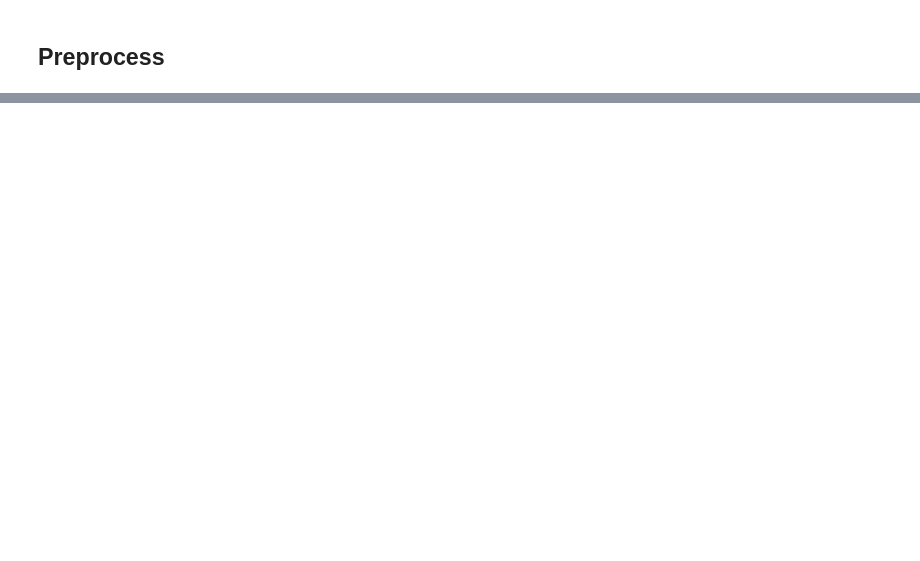
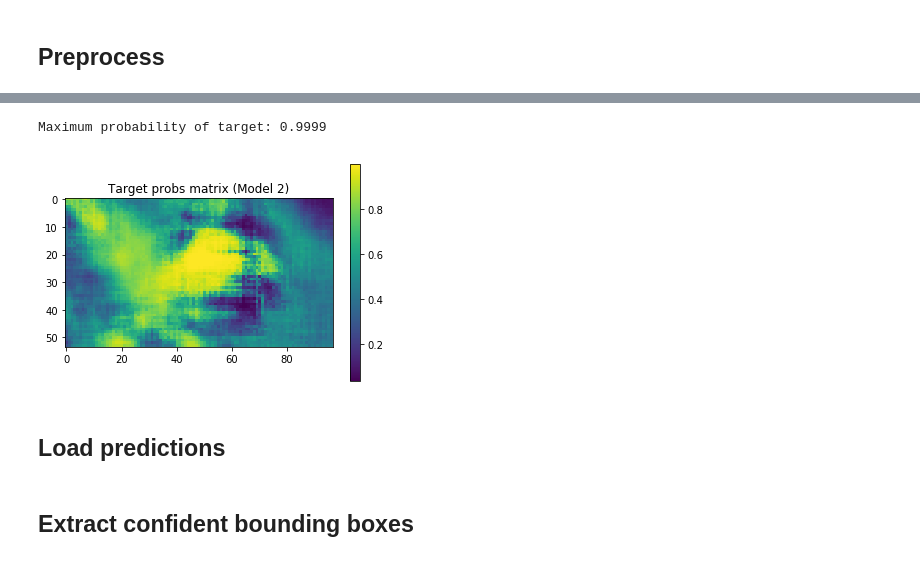
Before and after one commit to basharbme/object_detection, a Jupyter notebook: notebooks/object_detection.ipynb, the cells around one changed output, grey strips where cells are left out. Saved outputs shown, nothing was run; the diff lists cells and outputs as text; code cells hidden in the pictures; blank space fills up the shorter version.

```diff
--- a/notebooks/object_detection.ipynb
+++ b/notebooks/object_detection.ipynb
@@ -92,0 +167,11 @@ img_1_proc /= 255
+# %%
+print("Maximum probability of target:", np.round(np.max(target_prob_matrix), decimals = 4))
+
+plt.imshow(target_prob_matrix)
+plt.title(title_2)
+plt.colorbar()
+plt.savefig(imagename_2)
+plt.show()
+# %% [output]
+Maximum probability of target: 0.9999
+[figure, added]
@@ -92,0 +182,2 @@ img_1_proc /= 255
+# %% [markdown]
+## Load predictions
@@ -92,0 +187,2 @@ img_1_proc /= 255
+# %% [markdown]
+## Extract confident bounding boxes
```
Also changed, not shown: parts of 22 cells of this notebook.
